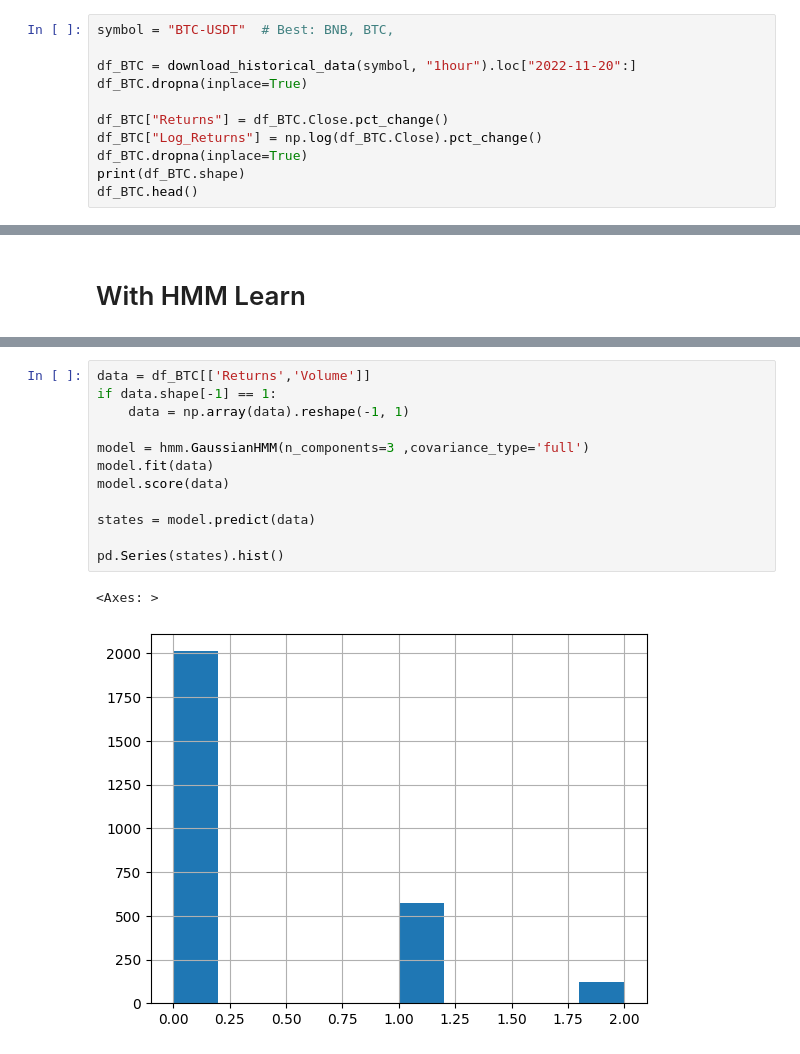
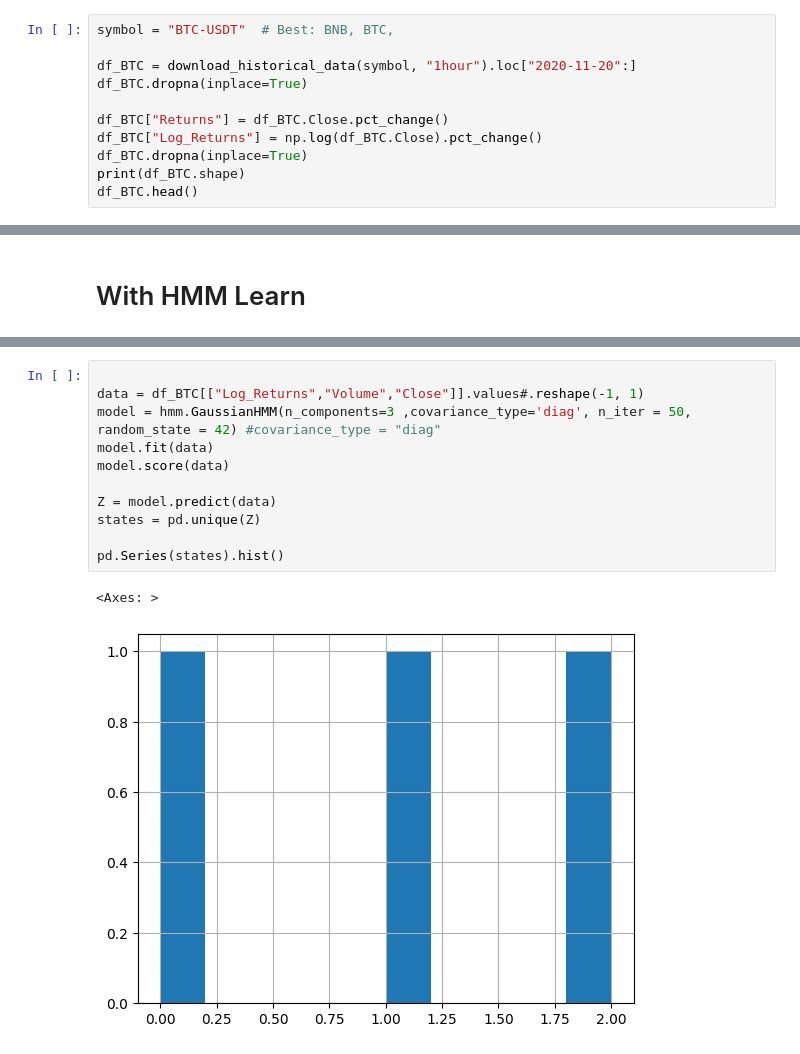
Before and after one commit to BaptisteZloch/Machine-learning-techniques-in-finance, a Jupyter notebook: src/10_Markov_Model_and_Regimes.ipynb, the cells around one changed output, grey strips where cells are left out. Saved outputs shown, nothing was run; the diff lists cells and outputs as text.

Commit message:
markov models

```diff
--- a/src/10_Markov_Model_and_Regimes.ipynb
+++ b/src/10_Markov_Model_and_Regimes.ipynb
@@ -13,7 +13,7 @@ from modules.data_fetcher import download_historical_data
 # %%
 symbol = "BTC-USDT"  # Best: BNB, BTC,
 
-df_BTC = download_historical_data(symbol, "1hour").loc["2022-11-20":]
+df_BTC = download_historical_data(symbol, "1hour").loc["2020-11-20":]
 df_BTC.dropna(inplace=True)
 
 df_BTC["Returns"] = df_BTC.Close.pct_change()
@@ -109,15 +116,14 @@ plt.legend()
 # %%
-data = df_BTC[['Returns','Volume']]
-if data.shape[-1] == 1:
-    data = np.array(data).reshape(-1, 1)
 
-model = hmm.GaussianHMM(n_components=3 ,covariance_type='full')
+data = df_BTC[["Log_Returns","Volume","Close"]].values#.reshape(-1, 1)
+model = hmm.GaussianHMM(n_components=3 ,covariance_type='diag', n_iter = 50, random_state = 42) #covariance_type = "diag"
 model.fit(data)
 model.score(data)
 
-states = model.predict(data)
+Z = model.predict(data)
+states = pd.unique(Z)
 
 pd.Series(states).hist()
 # %% [output]
 <Axes: >
-[figure, old version]
+[figure, new version]
```
Also changed, not shown: parts of 7 cells of this notebook, 7 other files.
